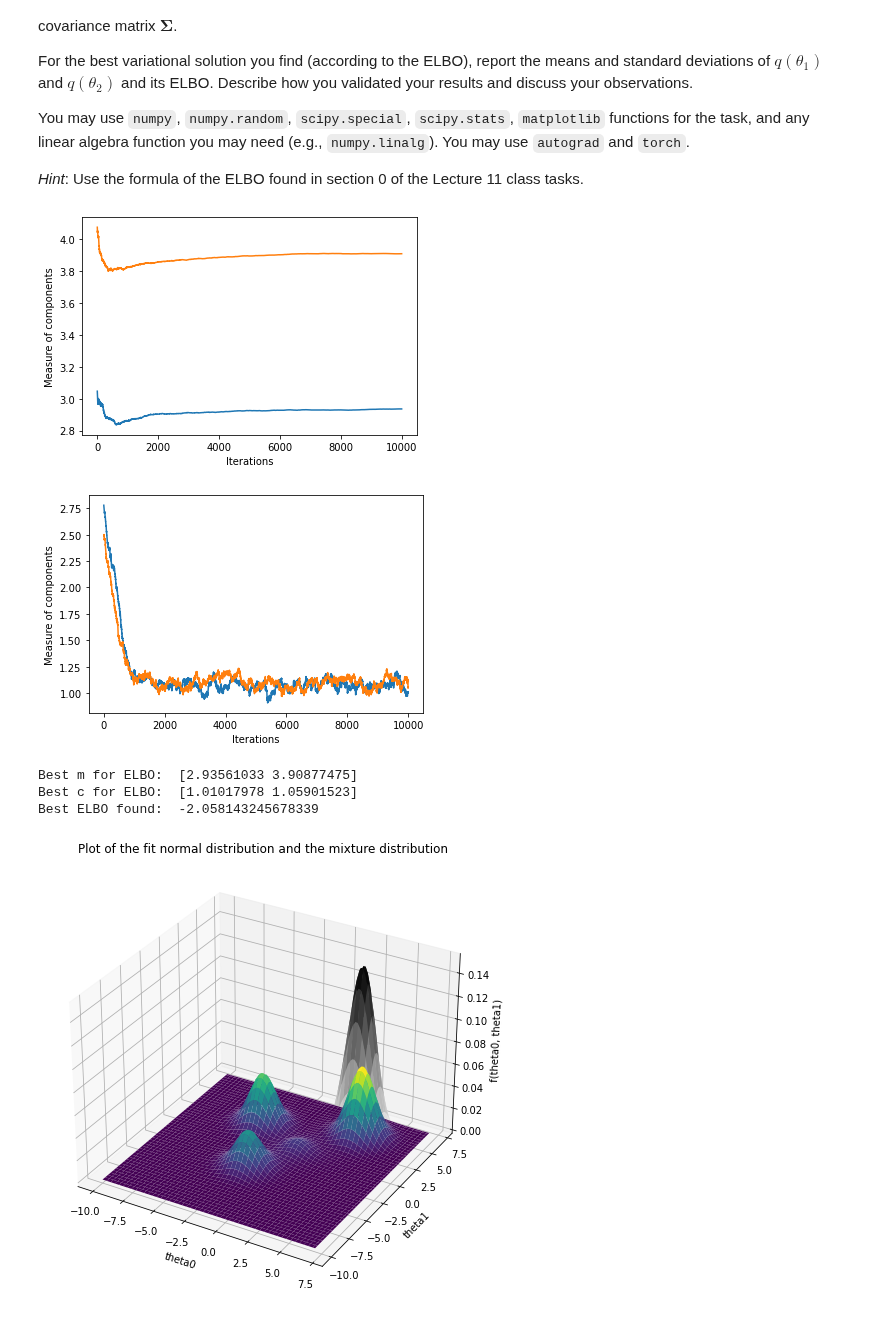
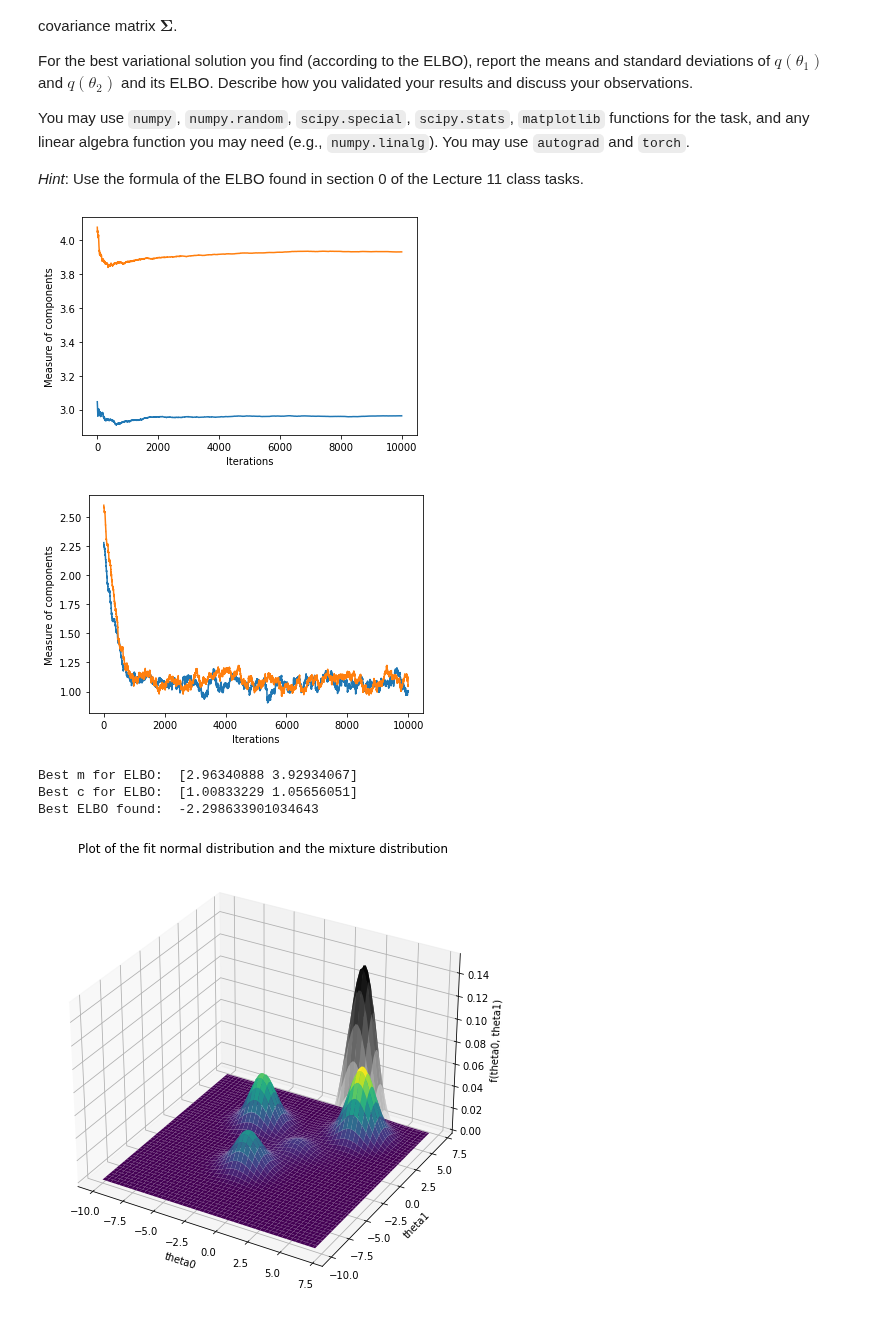
Before and after one commit to vyeoms/assignments, a Jupyter notebook: compstat/VictorYeom_Exam.ipynb, the cells around one changed output. Saved outputs shown, nothing was run; the diff lists cells and outputs as text; code cells hidden in the pictures.

Commit message:
compstat: Add vectorized functions for ELBO calculation

```diff
--- a/compstat/VictorYeom_Exam.ipynb
+++ b/compstat/VictorYeom_Exam.ipynb
@@ -633,12 +633,6 @@ mu_mix = np.array([[-4.0, 2.0],
                    [3.0, 4.0]])
 nu_mix = np.array([40.0, 45.0, 3.0, 30.0])
 w_mix = np.array([0.3, 0.21, 0.08, 0.41])
-
-def logTarget(theta, mu = mu_mix, nu = nu_mix, w = w_mix):
-    """Log pdf of the target distribution"""
-    sum_log = stats.t.logpdf(theta[0], nu, loc=mu[:, 0]) + \
-              stats.t.logpdf(theta[1], nu, loc=mu[:, 1])
-    return scs.logsumexp (np.log(w) + sum_log, axis=0)
 
 def lnormpdf(x, mu, sigma):
     """Log pdf of normal distribution with mean mu and standard deviation sigma."""
@@ -665,18 +659,27 @@ def dsvi(sample_z, m0, c0, gradient, rho_0, record_history = False, niters=10000
         return m, np.abs(c), mhist, chist
     return m, np.abs(c)
 
-def estimate_elbo(m,c,logp,ns=1000):
-    """Estimate ELBO via Monte Carlo."""
+def logTargetDSVI(theta, mu = mu_mix, nu = nu_mix, w = w_mix):
+    """Log pdf of the target distribution for DSVI gradient"""
+    sum_log = stats.t.logpdf(theta[0], nu, loc=mu[:, 0]) + \
+              stats.t.logpdf(theta[1], nu, loc=mu[:, 1])
+    return scs.logsumexp (np.log(w) + sum_log, axis=0)
+
+def logTargetELBO(theta, mu = mu_mix, nu = nu_mix, w = w_mix):
+    """Log pdf of the target distribution for ELBO Monte Carlo calculation"""
+    sum_log = np.zeros(theta.shape[0])
+    for i in range(4):
+        sum_log += np.exp(stats.t.logpdf(theta[:, 0], nu[i], loc=mu[i][0]) +
+                   stats.t.logpdf(theta[:, 1], nu[i], loc=mu[i][1]) +
+                   np.log(w[i]))
+    return np.log(sum_log)
+
+def estimate_elbo(m,c,logp,ns=int(1e6)):
+    """Estimate ELBO via Monte Carlo."""  # Could you use other methods here?
     # ELBO = E_q[log p] - E_q[log q]
-    x = c * npr.randn(ns, 2) + m
-    H = stats.multivariate_normal.entropy() # H = -E_q[log q] is the entropy of q
-    log_mean = np.zeros(ns)
-    log_ns = np.log(ns)
-
-    # Calculate the expected value E_q[log p]
-    for i in range(ns):
-        log_mean[i] = logp(x[i]) - log_ns
-    return scs.logsumexp(log_mean) + H
+    H = stats.multivariate_normal.entropy()
+    x = np.multiply(c, npr.randn(ns, 2)) + m
+    return np.mean(logp(x)) + np.sum(np.log(c)) + H
 
 def plot_utility(history):
     plt.plot(history)
@@ -685,7 +688,7 @@ def plot_utility(history):
     plt.show()
     return
 
-def explore_wide_range_elbo(logTarget=logTarget, N_search = 10, change_m = False):
+def explore_wide_range_elbo(logTarget=logTargetDSVI, N_search = 10, change_m = False):
     """Function for initial parameter exploration. Looks for parameters that maximize the ELBO of the log target
     In a range defined by N_search. The parameter change_m defines which parameter is fixed; if true, c is fixed
     and the ELBO maximization is done by varying the value of m, otherwise m is fixed and ELBO maximization is
@@ -701,46 +704,46 @@ def explore_wide_range_elbo(logTarget=logTarget, N_search = 10, change_m = False
         for m0 in prob_space_0:
             for m1 in prob_space_1:
                 tested_vars = np.array([m0, m1])
-                m, c = dsvi(lambda size: npr.normal(size=size), tested_vars, 4*np.ones(2), autograd.grad(logTarget), 0.6, niters=500)
-                elbo_estimated = estimate_elbo(m, c, logTarget, 500)
+                m, c = dsvi(lambda size: npr.normal(size=size), tested_vars, np.ones(2), autograd.grad(logTarget), 0.6, niters=500)
+                elbo_estimated = estimate_elbo(m, c, logTargetELBO, 500)
                 if opt_elbo < elbo_estimated:
                     opt_elbo = elbo_estimated
                     opt_space = m
     else:
         # Search space for maximization of parameters for c. Since the absolute value of C is taken, we limit the
         # search to positives
         prob_space_0 = np.linspace(1, N_search, N_search)
         prob_space_1 = np.linspace(1, N_search, N_search)
 
         for c0 in prob_space_0:
             for c1 in prob_space_1:
                 tested_vars = np.array([c0, c1])
                 m, c = dsvi(lambda size: npr.normal(size=size), np.zeros(2), tested_vars, autograd.grad(logTarget), 0.6, niters=500)
-                elbo_estimated = estimate_elbo(m, c, logTarget, 500)
+                elbo_estimated = estimate_elbo(m, c, logTargetELBO, 500)
                 if opt_elbo < elbo_estimated:
                     opt_elbo = elbo_estimated
                     opt_space = c
     return opt_elbo, opt_space
 
 npr.seed(0)
 m0 = np.array( [ 3.06, 4.08 ] )
-c0 = np.array( [ 2.8, 2.5 ] )
-m, c, mv, cv = dsvi(lambda size: npr.normal(size=size), m0, c0, autograd.grad(logTarget), 0.5, True)
+c0 = np.array( [ 2.3, 2.6 ] )
+m, c, mv, cv = dsvi(lambda size: npr.normal(size=size), m0, c0, autograd.grad(logTargetDSVI), 0.5, True)
 
 plot_utility(mv)
 plot_utility(cv)
 
-best_elbo = estimate_elbo(m,c,logTarget,ns=int(1e5))
+best_elbo = estimate_elbo(m,c,logTargetELBO)
 
 print("Best m for ELBO: ", m)
 print("Best c for ELBO: ", c)
 print("Best ELBO found: ", best_elbo)
 # %% [output]
-[figure, old version]
+[figure, new version]
-[figure, old version]
+[figure, new version]
-Best m for ELBO:  [2.93561033 3.90877475]
-Best c for ELBO:  [1.01017978 1.05901523]
-Best ELBO found:  -2.058143245678339
+Best m for ELBO:  [2.96340888 3.92934067]
+Best c for ELBO:  [1.00833229 1.05656051]
+Best ELBO found:  -2.298633901034643
 # %%
 """
 EXPLORATORY SEARCH FOR RANGE OF VALUES THAT MAXIMIZE ELBO
```
Also changed, not shown: parts of 3 cells of this notebook.
